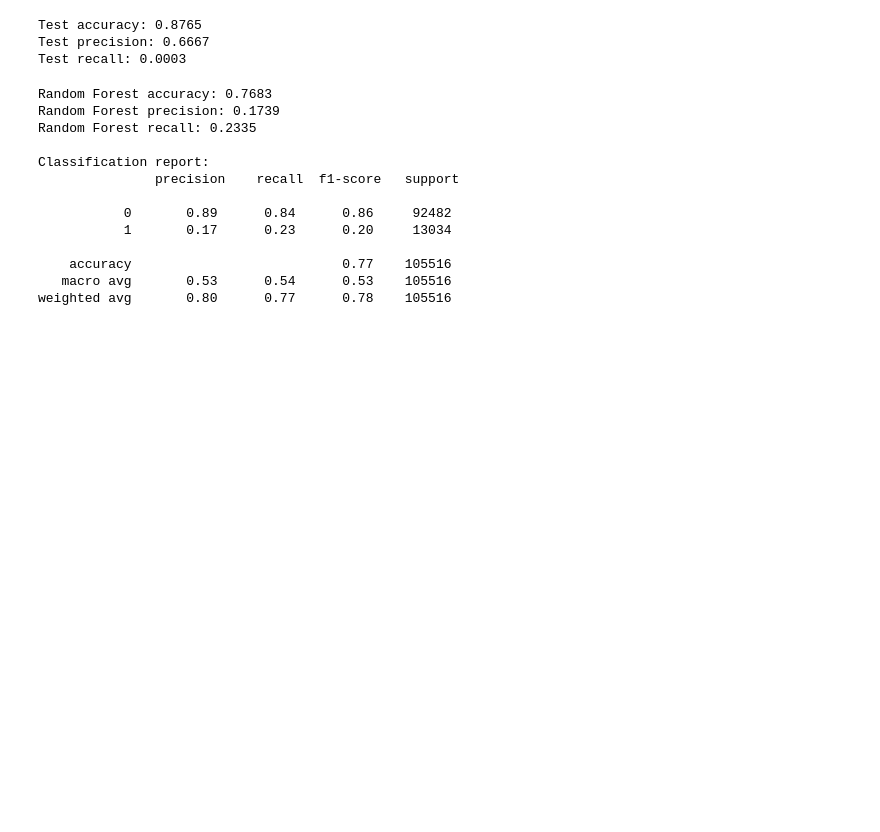
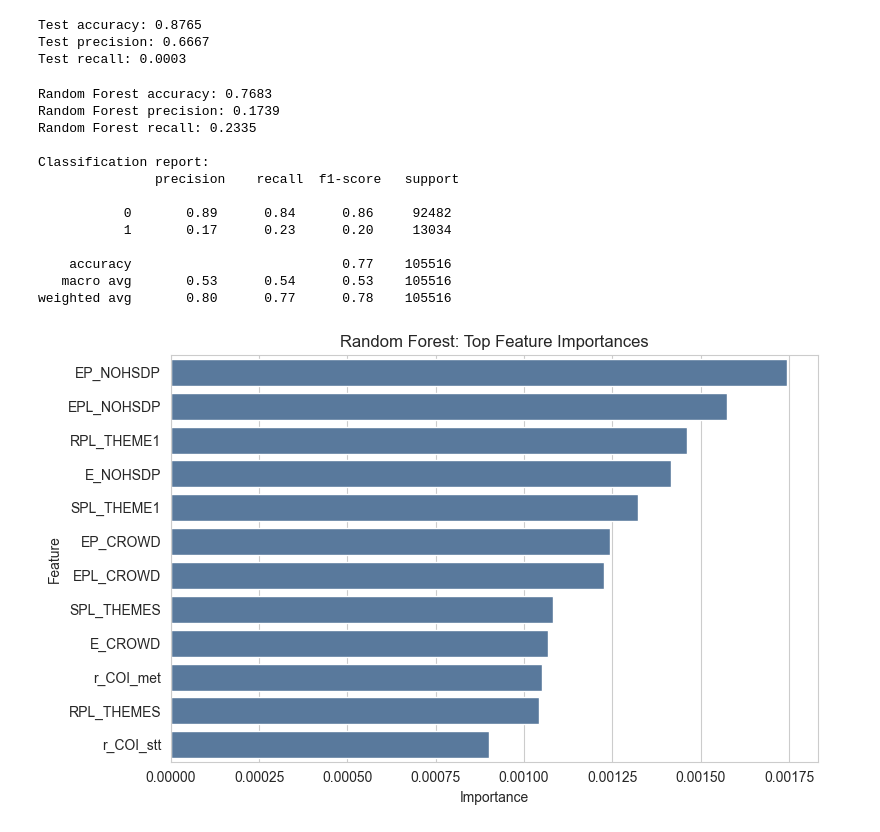
Before and after one commit to anonymous-himalayas/170A-CHOC, a Jupyter notebook: Himal/only_indexes.ipynb, the cells around one changed output. Cells and saved outputs as stored; diff of their text form; code cells hidden in the pictures; blank space fills up the shorter version.

Commit message:
added feature importance plot, CM and ROC plots

```diff
--- a/Himal/only_indexes.ipynb
+++ b/Himal/only_indexes.ipynb
@@ -155,3 +155,31 @@ Classification report:
     accuracy                           0.77    105516
    macro avg       0.53      0.54      0.53    105516
 weighted avg       0.80      0.77      0.78    105516
+# %%
+import seaborn as sns
+import matplotlib.pyplot as plt
+
+sns.set_style("whitegrid")
+
+# top feature importances from Random Forest
+importances = pd.Series(rf_model.feature_importances_, index=X.columns)
+
+# Remove index-like columns
+clean_importances = importances[~importances.index.str.contains(r"^Unnamed", case=False, regex=True)]
+
+clean_importances = clean_importances.sort_values(ascending=False)
+top_n = min(12, len(clean_importances))
+
+plt.figure(figsize=(8, 5))
+sns.barplot(
+    x=clean_importances.head(top_n).values,
+    y=clean_importances.head(top_n).index,
+    color="#4E79A7",
+)
+plt.title("Random Forest: Top Feature Importances")
+plt.xlabel("Importance")
+plt.ylabel("Feature")
+plt.tight_layout()
+plt.show()
+# %% [output]
+[figure, added]
```
Also changed, not shown: parts of 1 cell of this notebook.
